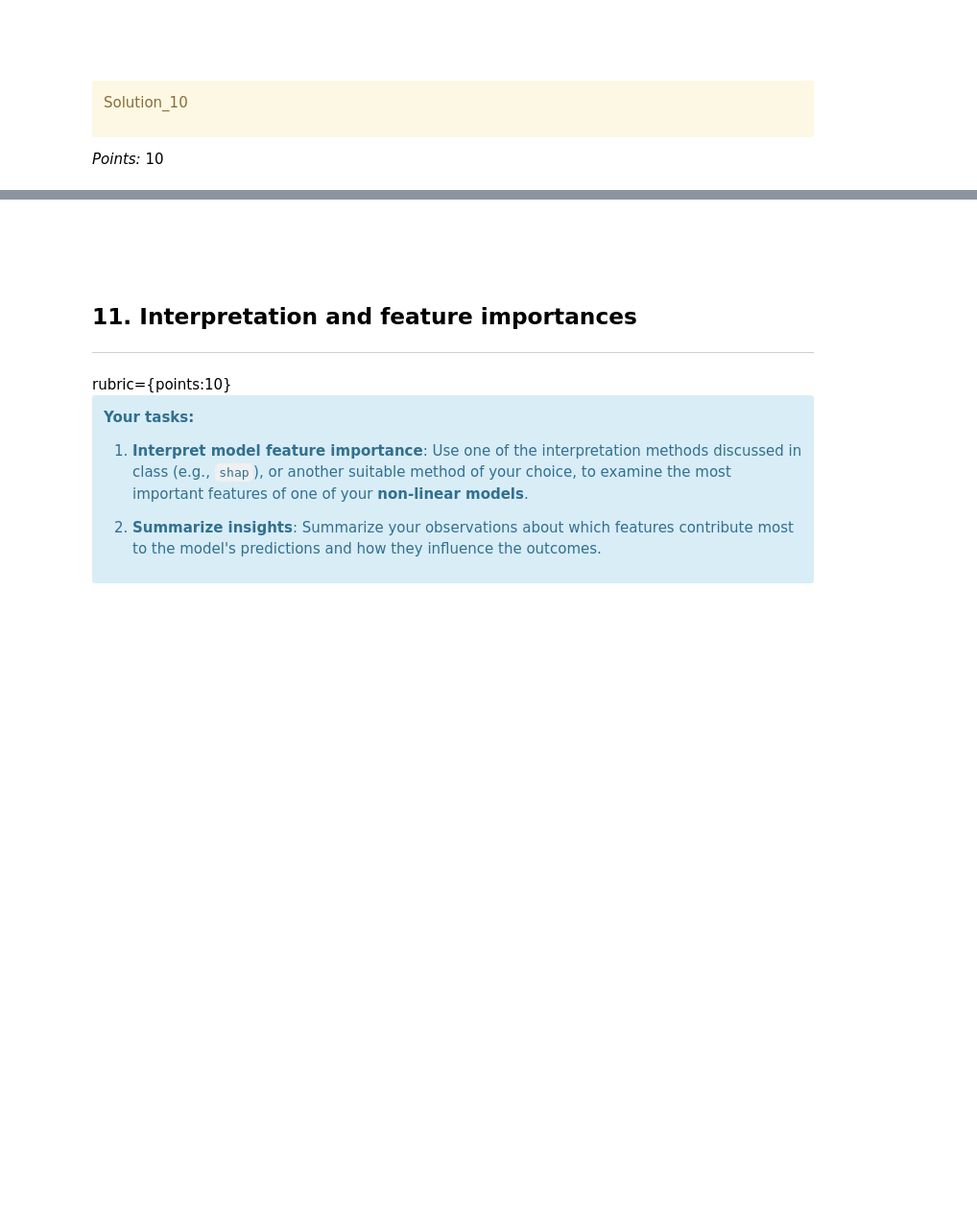
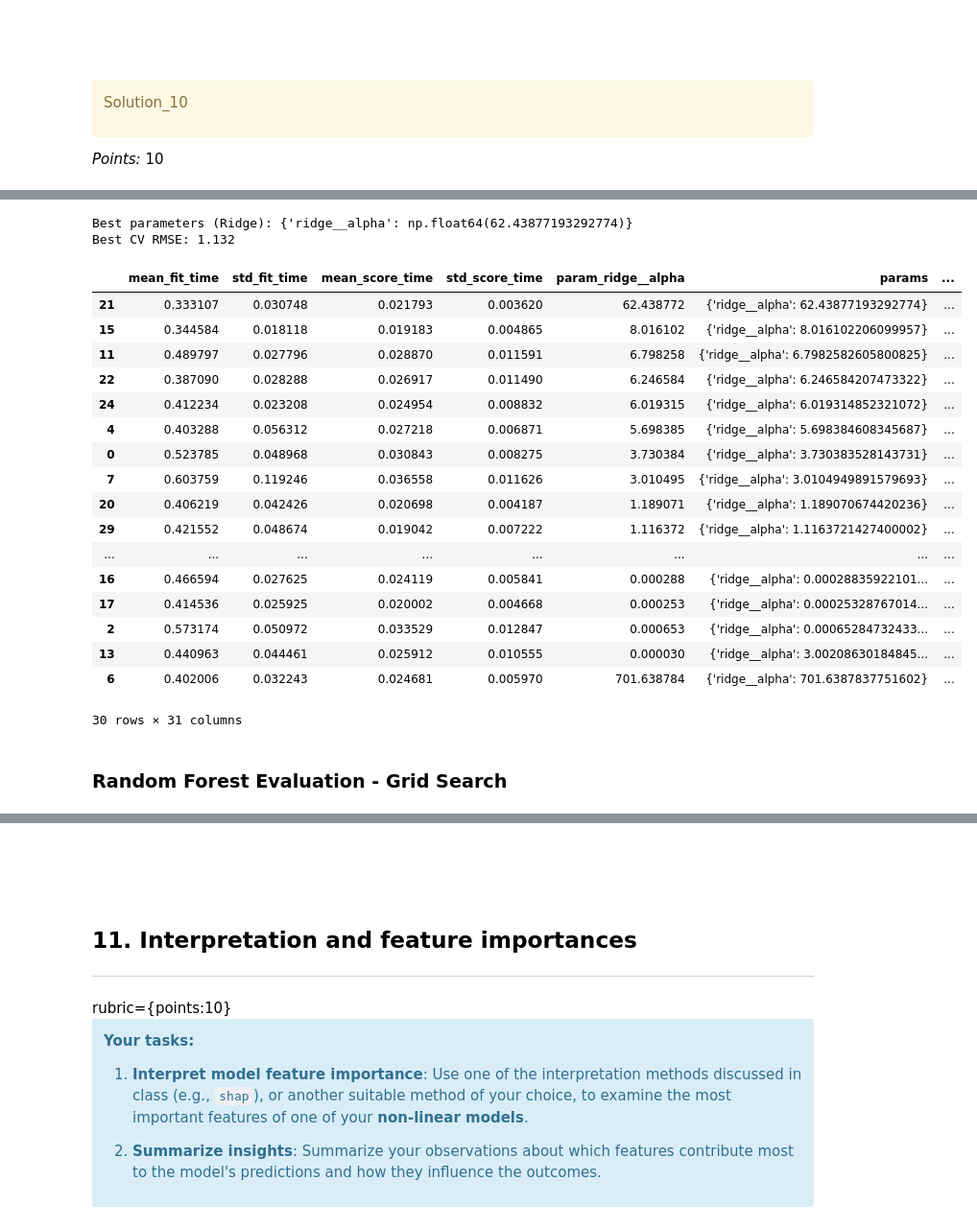
Before and after one commit to janayee-c/cpsc330-hw5, a Jupyter notebook: hw5.ipynb, the cells around one changed output, grey strips where cells are left out. Shown at 96% size. Saved outputs shown, nothing was run; the diff lists cells and outputs as text; code cells hidden in the pictures; blank space fills up the shorter version.

```diff
--- a/hw5.ipynb
+++ b/hw5.ipynb
@@ -1228,0 +1265,32 @@ ValueError: could not convert string to float: 'Spacious and cozy room!'
+# %%
+rfe_cv.fit(X_train_transformed, y_train)
+selected_mask = rfe_cv.support_
+selected_features = np.array(feature_names)[selected_mask]
+print("Selected features:", selected_features)
+
+X_train_selected = X_train_transformed[:, selected_mask]
+
+from sklearn.model_selection import cross_validate
+from sklearn.tree import DecisionTreeRegressor
+import pandas as pd
+
+dt_selected = DecisionTreeRegressor(random_state=123)
+
+cv_results_selected = cross_validate(
+    dt_selected,
+    X_train_selected, y_train,
+    cv=5,
+    scoring=("r2", "neg_root_mean_squared_error"),
+    return_train_score=True
+)
+
+# Convert results into a readable DataFrame
+dt_selected_results = pd.DataFrame({
+    "train_R2": [cv_results_selected["train_r2"].mean()],
+    "test_R2": [cv_results_selected["test_r2"].mean()],
+    "train_RMSE": [-cv_results_selected["train_neg_root_mean_squared_error"].mean()],
+    "test_RMSE": [-cv_results_selected["test_neg_root_mean_squared_error"].mean()],
+})
+
+print("Cross-validation results for Decision Tree (selected features):")
+display(dt_selected_results)
@@ -1266,32 +1364,54 @@ _Points:_ 10
 # %%
-
 from sklearn.linear_model import Ridge
 from sklearn.pipeline import make_pipeline
 from sklearn.model_selection import RandomizedSearchCV
 from scipy.stats import loguniform
 
 ridge_pipe = make_pipeline(preprocessor, Ridge(random_state=42))
 
 param_dist = {
-    "ridge__alpha": loguniform(1e-5, 1e3),
+    "ridge__alpha": loguniform(1e-5, 1e3), # using the randomized grid search
 }
 
 
 ridge_random = RandomizedSearchCV(
     ridge_pipe,
     param_distributions=param_dist,
-    n_iter=100,  # number of random combinations to try
-    scoring="neg_root_mean_squared_error", # try by RMSE
+    n_iter=30,
+    scoring="neg_root_mean_squared_error", # RMSE scoringg
     cv=10,
     n_jobs=-1,
     random_state=123,
     return_train_score=True
 )
 
 ridge_random.fit(X_train, y_train)
 
 print(f"Best parameters (Ridge): {ridge_random.best_params_}")
 print(f"Best CV RMSE: {-ridge_random.best_score_:.3f}")
 ridge_random_results = pd.DataFrame(ridge_random.cv_results_).sort_values("mean_test_score", ascending=False)
-ridge_random_results[["param_ridge__alpha", "param_ridge__solver", "mean_test_score", "mean_train_score"]].head()
+ridge_random_results
+# %% [output]
+Best parameters (Ridge): {'ridge__alpha': np.float64(62.43877193292774)}
+Best CV RMSE: 1.132
+|  | mean_fit_time | std_fit_time | mean_score_time | std_score_time | param_ridge__alpha | params | ... |
+| 21 | 0.333107 | 0.030748 | 0.021793 | 0.003620 | 62.438772 | {'ridge__alpha': 62.43877193292774} | ... |
+| 15 | 0.344584 | 0.018118 | 0.019183 | 0.004865 | 8.016102 | {'ridge__alpha': 8.016102206099957} | ... |
+| 11 | 0.489797 | 0.027796 | 0.028870 | 0.011591 | 6.798258 | {'ridge__alpha': 6.7982582605800825} | ... |
+| 22 | 0.387090 | 0.028288 | 0.026917 | 0.011490 | 6.246584 | {'ridge__alpha': 6.246584207473322} | ... |
+| 24 | 0.412234 | 0.023208 | 0.024954 | 0.008832 | 6.019315 | {'ridge__alpha': 6.019314852321072} | ... |
+| 4 | 0.403288 | 0.056312 | 0.027218 | 0.006871 | 5.698385 | {'ridge__alpha': 5.698384608345687} | ... |
+| 0 | 0.523785 | 0.048968 | 0.030843 | 0.008275 | 3.730384 | {'ridge__alpha': 3.730383528143731} | ... |
+| 7 | 0.603759 | 0.119246 | 0.036558 | 0.011626 | 3.010495 | {'ridge__alpha': 3.0104949891579693} | ... |
+| 20 | 0.406219 | 0.042426 | 0.020698 | 0.004187 | 1.189071 | {'ridge__alpha': 1.189070674420236} | ... |
+| 29 | 0.421552 | 0.048674 | 0.019042 | 0.007222 | 1.116372 | {'ridge__alpha': 1.1163721427400002} | ... |
+| ... | ... | ... | ... | ... | ... | ... | ... |
+| 16 | 0.466594 | 0.027625 | 0.024119 | 0.005841 | 0.000288 | {'ridge__alpha': 0.00028835922101... | ... |
+| 17 | 0.414536 | 0.025925 | 0.020002 | 0.004668 | 0.000253 | {'ridge__alpha': 0.00025328767014... | ... |
+| 2 | 0.573174 | 0.050972 | 0.033529 | 0.012847 | 0.000653 | {'ridge__alpha': 0.00065284732433... | ... |
+| 13 | 0.440963 | 0.044461 | 0.025912 | 0.010555 | 0.000030 | {'ridge__alpha': 3.00208630184845... | ... |
+| 6 | 0.402006 | 0.032243 | 0.024681 | 0.005970 | 701.638784 | {'ridge__alpha': 701.6387837751602} | ... |
+30 rows × 31 columns
+# %% [markdown]
+### Random Forest Evaluation - Grid Search
 # %%
```
Also changed, not shown: parts of 55 cells of this notebook, 5 other files.
